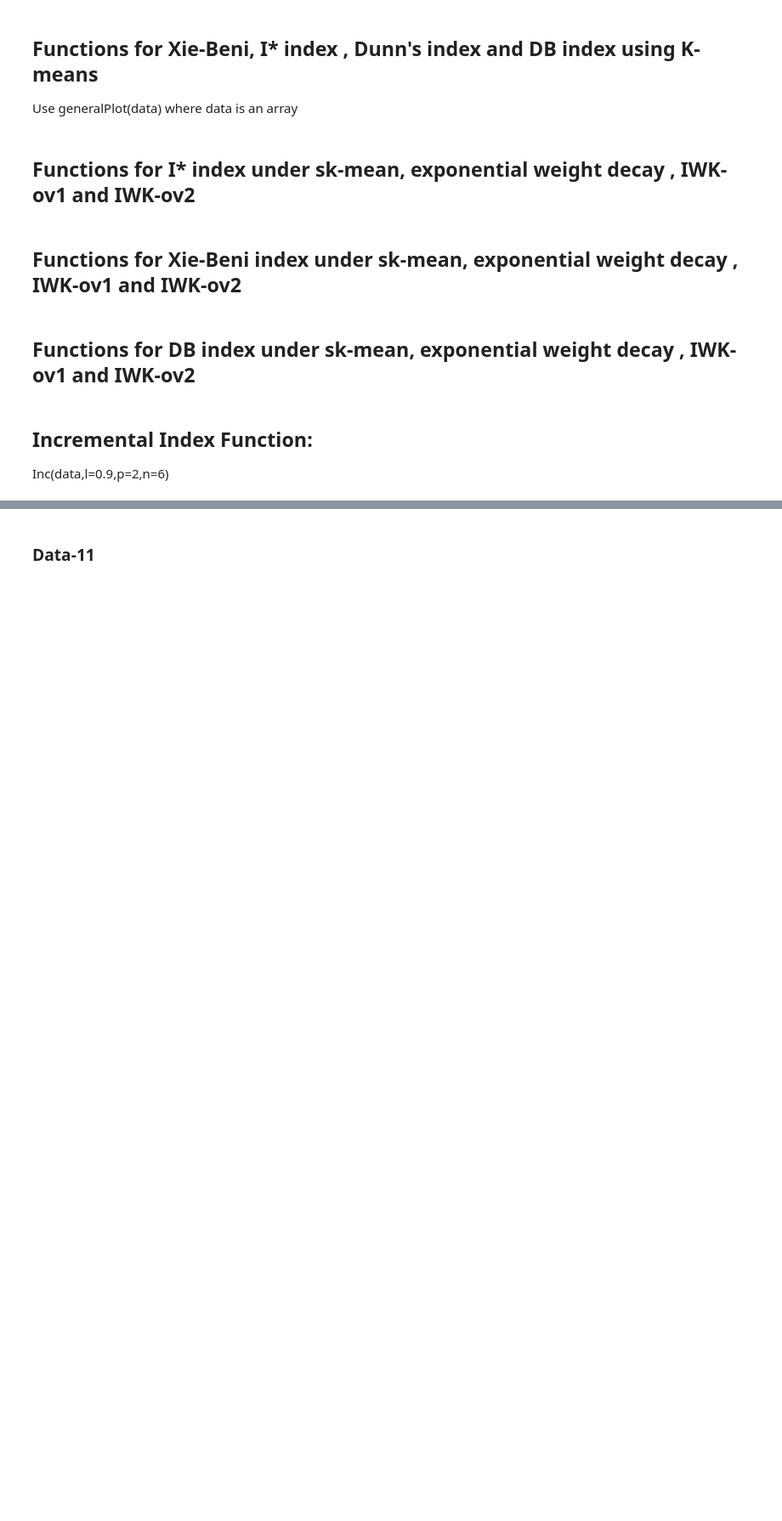
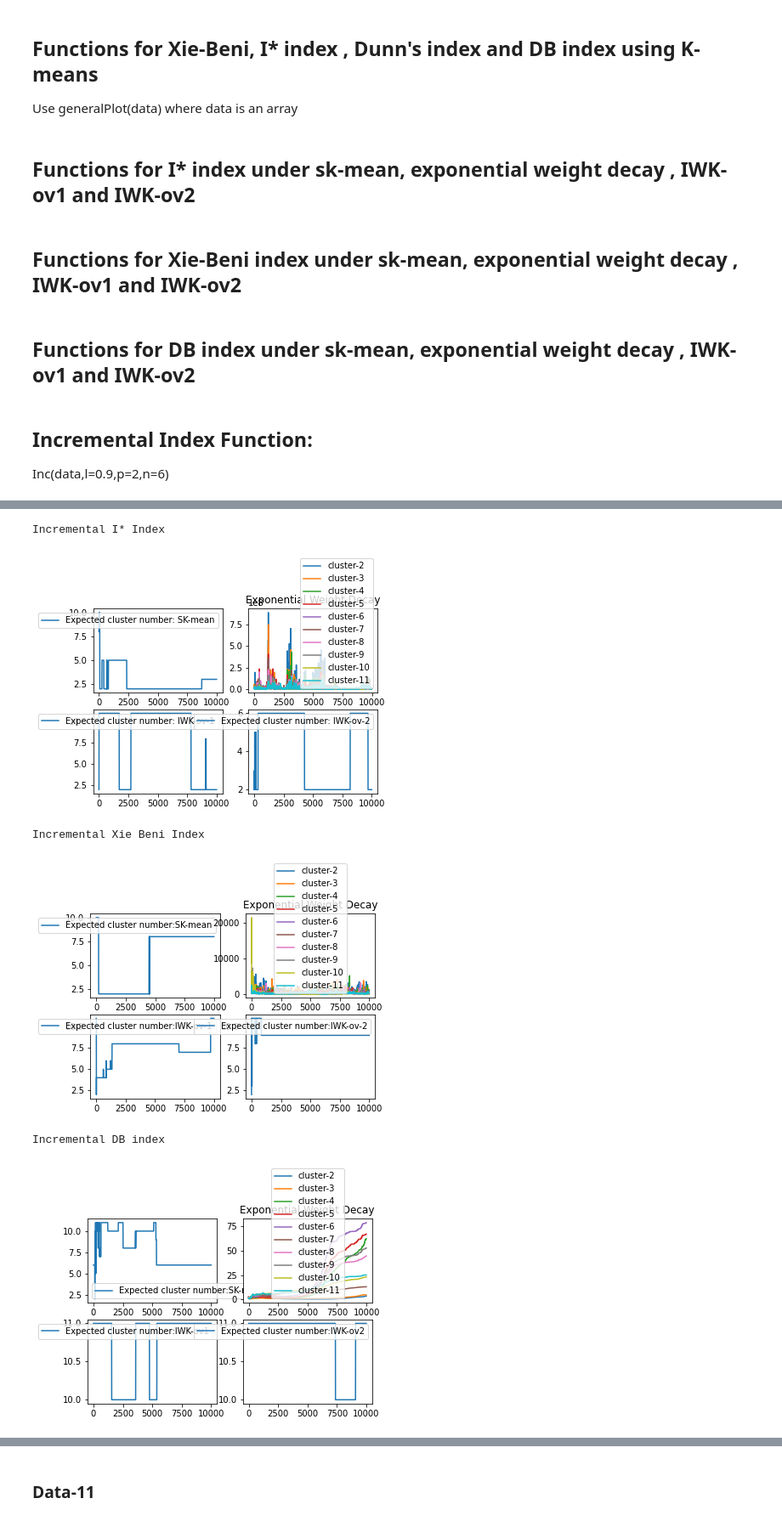
Before and after one commit to Bhuto1998/Online-Cluster-Validity-Index, a Jupyter notebook: TestBook.ipynb, the cells around one changed output, grey strips where cells are left out. Shown at 85% size. Saved outputs shown, nothing was run; the diff lists cells and outputs as text; code cells hidden in the pictures; blank space fills up the shorter version.

```diff
--- a/TestBook.ipynb
+++ b/TestBook.ipynb
@@ -1580,0 +1583,3 @@ def Inc(data,l=0.9,p=2,n=6):
+# %%
+df = pd.read_csv("covtype.csv")
+df.head()
@@ -1580,0 +1616,3 @@ def Inc(data,l=0.9,p=2,n=6):
+# %%
+df1 = df.iloc[:10000,:10]
+df1.head()
@@ -1580,0 +1626,11 @@ def Inc(data,l=0.9,p=2,n=6):
+# %%
+data = df1.to_numpy()
+# %%
+Inc(data)
+# %% [output]
+Incremental I* Index
+[figure, added]
+Incremental Xie Beni Index
+[figure, added]
+Incremental DB index
+[figure, added]
```
Also changed, not shown: parts of 12 cells of this notebook.
